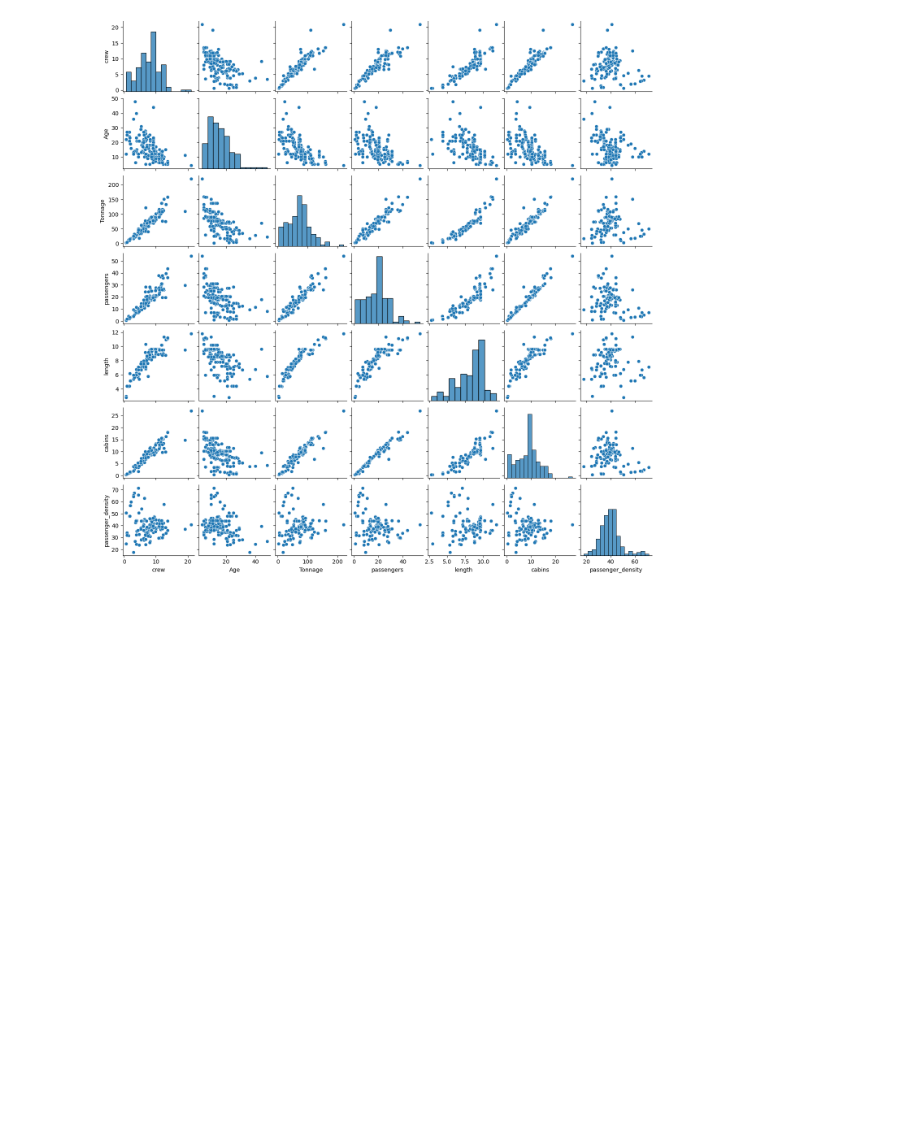
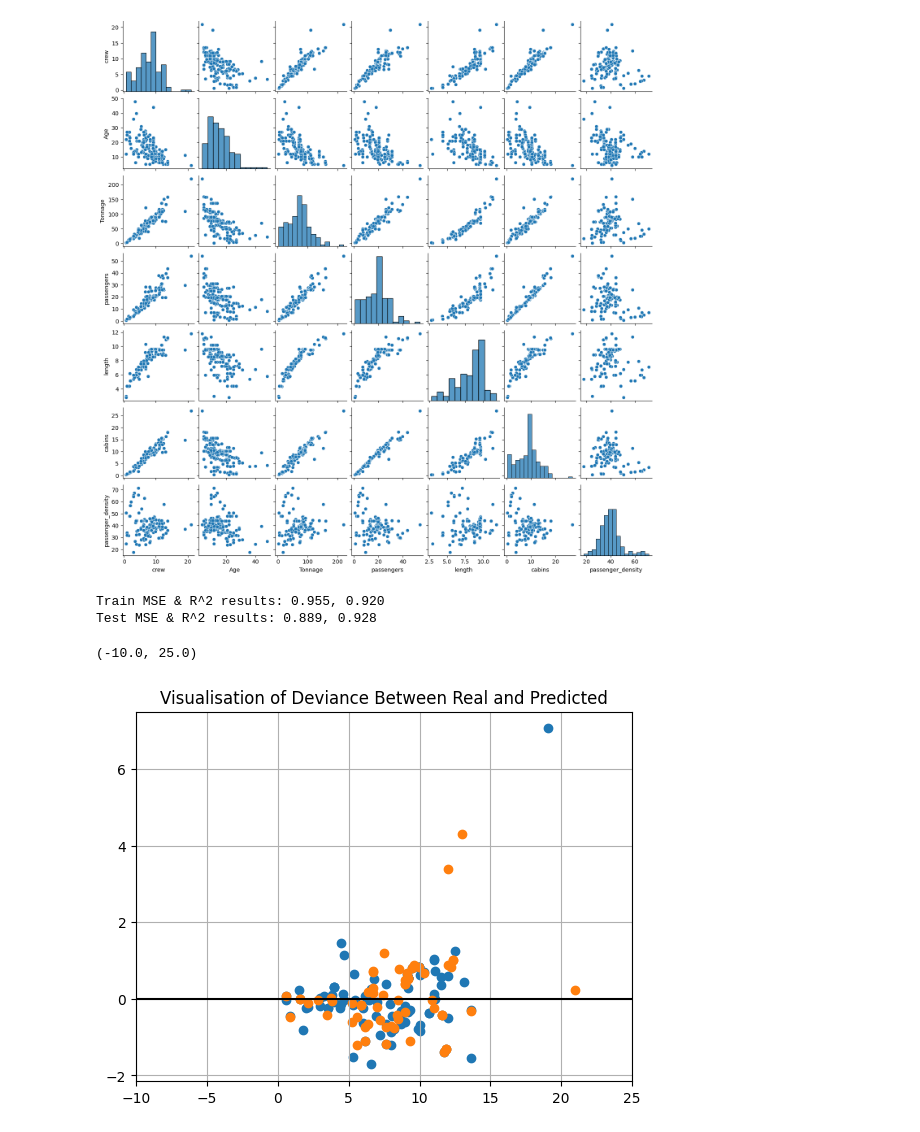
Before and after one commit to enwokedi96/ship_recommendation, a Jupyter notebook: cruise_ship_recommender.ipynb, the cells around one changed output. Saved outputs shown, nothing was run; the diff lists cells and outputs as text; code cells hidden in the pictures; blank space fills up the shorter version.

Commit message:
implemented regression models, and evaluated predictions

```diff
--- a/cruise_ship_recommender.ipynb
+++ b/cruise_ship_recommender.ipynb
@@ -110,3 +110,41 @@ y = n_cruise_data["crew"].values
 from sklearn.model_selection import train_test_split
 
 X_train, X_test, y_train, y_test = train_test_split(X, y, test_size=0.4, random_state=0)
+# %%
+from sklearn.linear_model import LinearRegression, Lasso, LogisticRegression, Ridge
+
+# Reg
+mod = LinearRegression()
+# mod = Lasso()
+# mod = Ridge()
+
+# classifiers
+# mod2 = LogisticRegression()
+
+mod.fit(X_train, y_train)
+y_train_pred = mod.predict(X_train)
+y_test_pred = mod.predict(X_test)
+# %%
+from sklearn.metrics import r2_score, mean_squared_error
+
+print('Train MSE & R^2 results: %.3f, %.3f' % (
+        mean_squared_error(y_train, y_train_pred),
+        r2_score(y_train, y_train_pred)))
+
+print('Test MSE & R^2 results: %.3f, %.3f' % (
+        mean_squared_error(y_test, y_test_pred),
+        r2_score(y_test, y_test_pred)))
+# %% [output]
+Train MSE & R^2 results: 0.955, 0.920
+Test MSE & R^2 results: 0.889, 0.928
+# %%
+import matplotlib.pyplot as plt
+
+plt.scatter(y_train, y_train-y_train_pred, label="deviance of train prediction")
+plt.scatter(y_test, y_test-y_test_pred, label="deviance of test prediction")
+plt.title("Visualisation of Deviance Between Real and Predicted")
+plt.hlines(0, -10, 25, colors="black"); plt.grid()
+plt.xlim([-10,25])
+# %% [output]
+(-10.0, 25.0)
+[figure, added]
```
